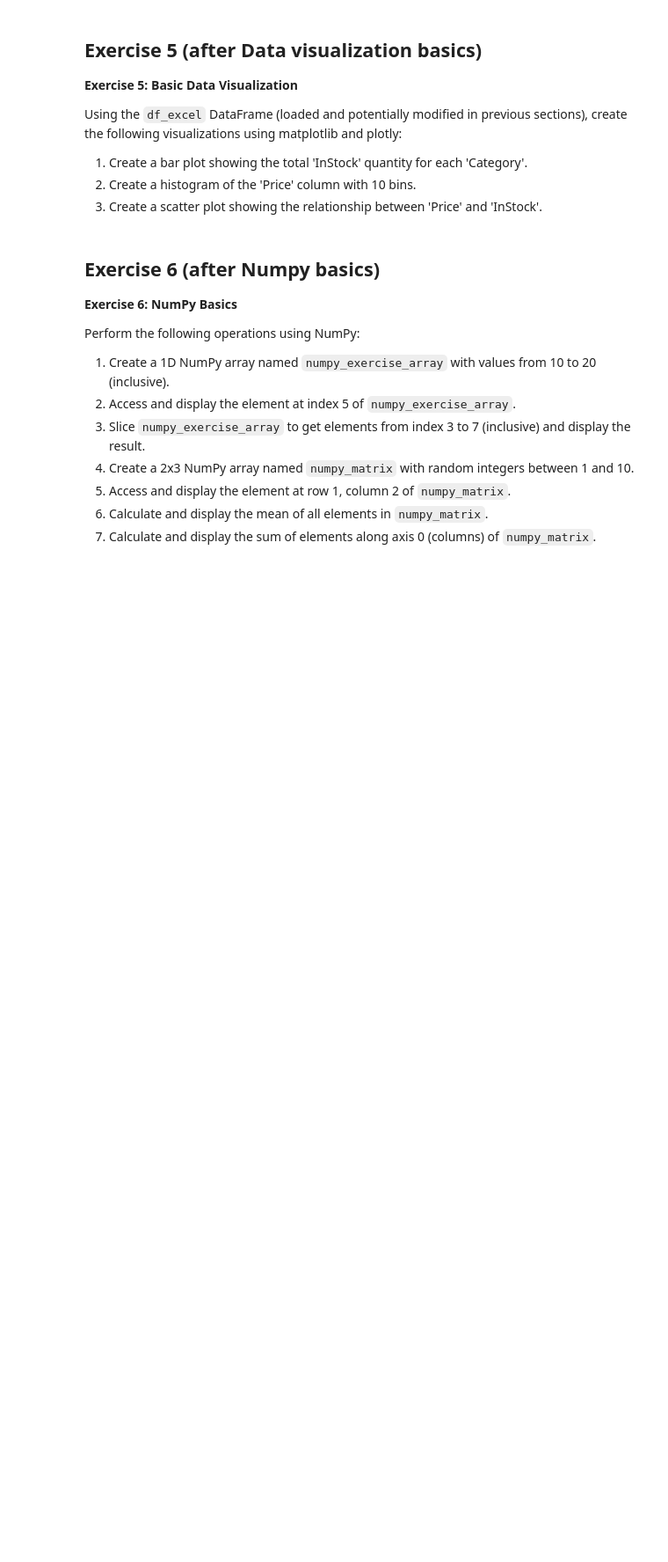
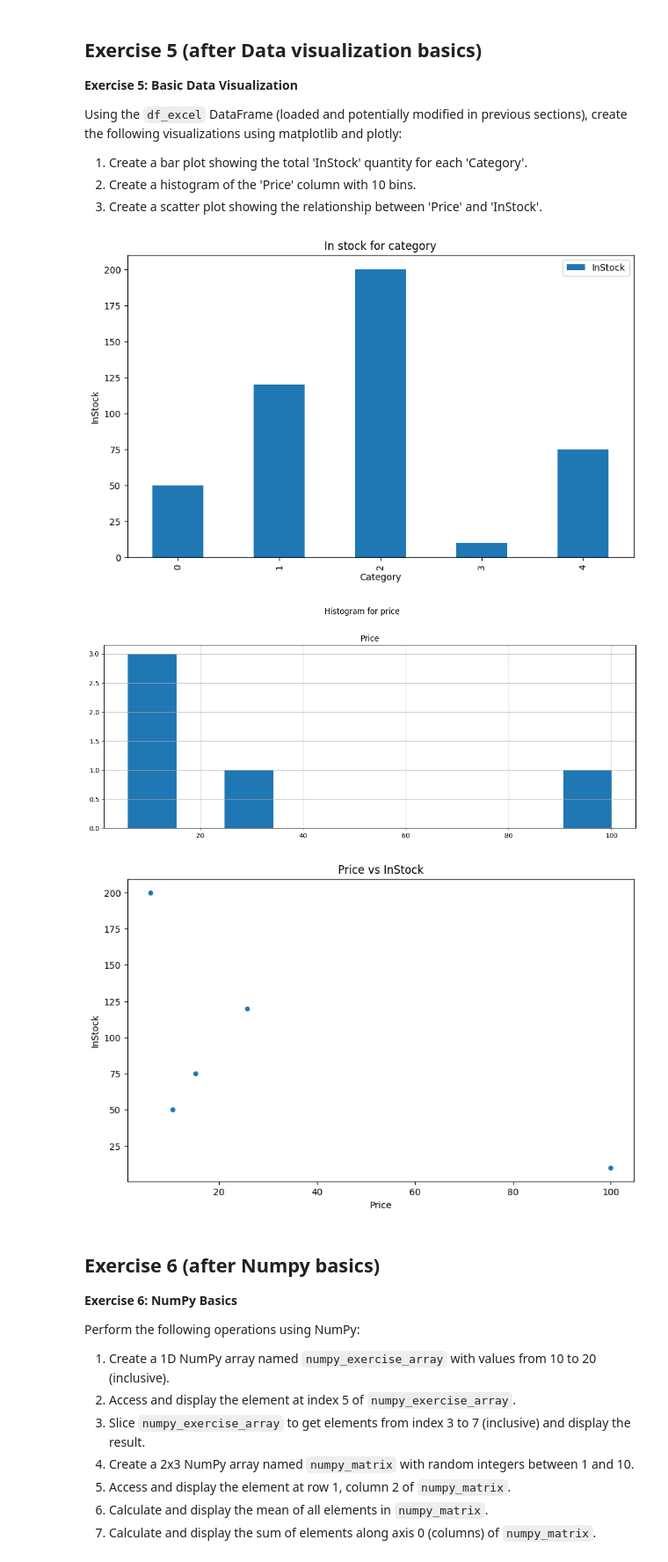
Before and after one commit to c22emigr/pythonfordatascience, a Jupyter notebook: Python_for_ds_Assignment.ipynb, the cells around one changed output. Shown at 88% size. Saved outputs shown, nothing was run; the diff lists cells and outputs as text; code cells hidden in the pictures; blank space fills up the shorter version.

```diff
--- a/Python_for_ds_Assignment.ipynb
+++ b/Python_for_ds_Assignment.ipynb
@@ -2040,3 +2079,33 @@ Using the `df_excel` DataFrame (loaded and potentially modified in previous sect
+# %%
+# Load data
+excel_data = {'ProductID': ['A101', 'B205', 'C303', 'D401', 'E509'],
+              'Price': [10.50, 25.75, 5.99, 100.00, 15.20],
+              'InStock': [50, 120, 200, 10, 75],
+              'Category': ['Electronics', 'Apparel', 'Groceries', 'Electronics', 'Apparel']}
+df_excel = pd.DataFrame(excel_data)
+df_excel.to_excel('another_sample_data.xlsx', index=False)
+
+# Solution 1
+df_excel.groupby()[['InStock']].plot(kind='bar', title='In stock for category')
+plt.xlabel('Category')
+plt.ylabel('InStock')
+plt.show()
+
+# Solution 2
+df_excel[['Price']].hist(bins=10, figsize=(12, 5))
+plt.suptitle('Histogram for price', y=1.02)
+plt.tight_layout()
+plt.show()
+
+# Solution 3
+df_excel.plot(kind='scatter', x='Price', y='InStock', title='Price vs InStock')
+plt.xlabel('Price')
+plt.ylabel('InStock')
+plt.show()
+# %% [output]
+[figure, added]
+[figure, added]
+[figure, added]
 # %% [markdown]
 ## Exercise 6 (after Numpy basics)
 
```
Also changed, not shown: parts of 6 cells of this notebook, 1 other file.
